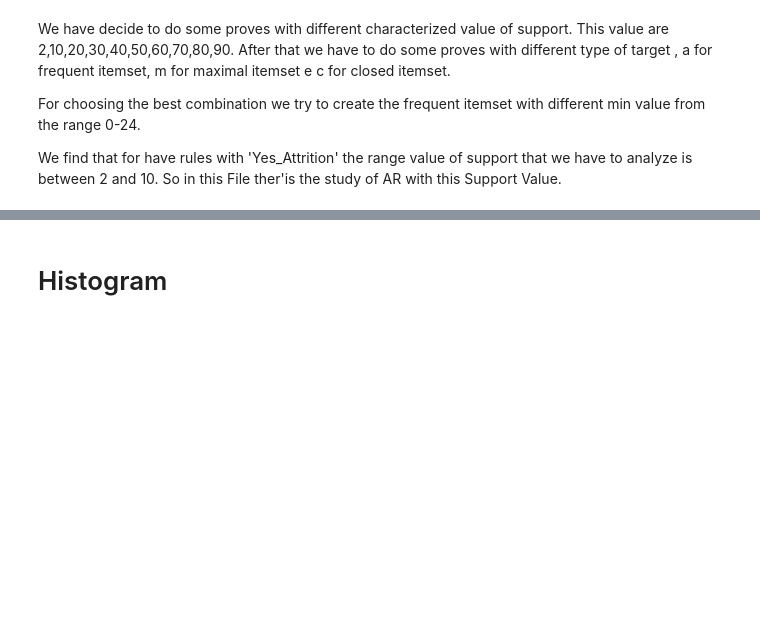
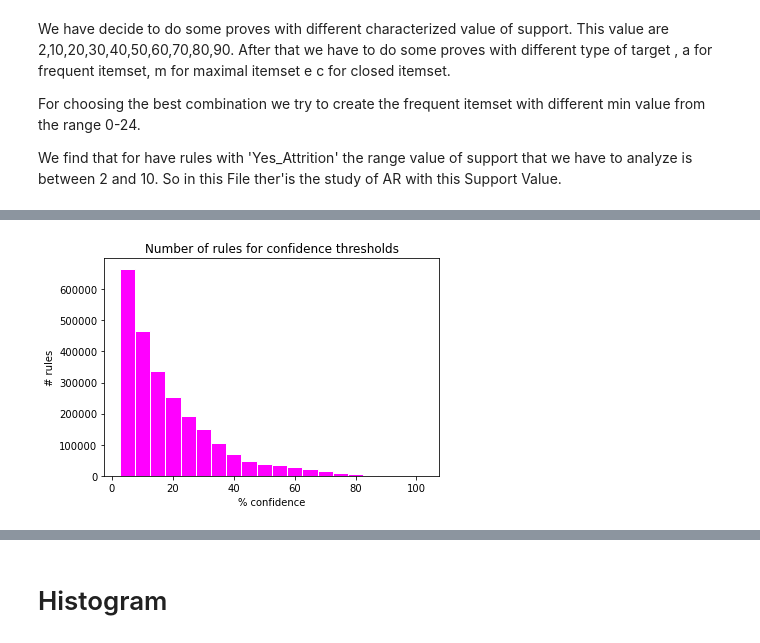
Before and after one commit to Mariabba/DataMining1_Fundamentals, a Jupyter notebook: notebook/PatternMining/Dataset-3/AssociationRules_Dataset_3_RulesHistogram.ipynb, the cells around one changed output, grey strips where cells are left out. Drawn from its saved outputs; the diff is of its cells as text; code cells hidden in the pictures; blank space fills up the shorter version.

```diff
--- a/notebook/PatternMining/Dataset-3/AssociationRules_Dataset_3_RulesHistogram.ipynb
+++ b/notebook/PatternMining/Dataset-3/AssociationRules_Dataset_3_RulesHistogram.ipynb
@@ -197,0 +202,25 @@ We find that for have rules with 'Yes_Attrition' the range value of support that
+# %%
+global_itemsets_info = {}
+for zmin in zmin_range:
+    global_itemsets_info[str(zmin)] = {}
+    for supp in support_range:
+        global_itemsets_info[str(zmin)][str(supp)] = {}
+        for conf in confidence_range:
+            global_itemsets_info[str(zmin)][str(supp)][str(conf)] = {}
+            global_itemsets_info[str(zmin)][str(supp)][str(conf)]["r"] = 0
+            global_itemsets_info[str(zmin)][str(supp)][str(conf)]["l"] = []
+# %%
+itemset_types = ['r']
+
+for itemset_type in itemset_types:
+    for zmin in zmin_range:
+        for supp in support_range:
+            for conf in confidence_range:
+                itemsets = apriori(baskets, supp=supp, zmin=zmin, conf=conf, target=itemset_type, report='ascl')
+                print('Number of %s itemsets for zmin=%s, supp=%s:' % (itemset_type, zmin, supp), len(itemsets))
+                # update global dict
+                global_itemsets_info[str(zmin)][str(supp)][str(conf)][str(itemset_type)] = len(itemsets)
+                for itemset in itemsets:
+                    lift = itemset[5]
+                    global_itemsets_info[str(zmin)][str(supp)][str(conf)]["l"].append(lift)
+        print()
@@ -197,0 +245,20 @@ We find that for have rules with 'Yes_Attrition' the range value of support that
+# %%
+def draw_multi_confidence_hist():
+    y_r = [0]*len(confidence_range)
+
+    for zmin in zmin_range:
+        for supp in support_range:
+                for conf, i in zip(confidence_range, range(0, len(confidence_range))):
+                    for itemset_type in itemset_types:
+                        y_r[i] += int(global_itemsets_info[str(zmin)][str(supp)][str(conf)][str(itemset_type)])
+
+    plt.ticklabel_format(style = 'plain')
+    plt.bar(confidence_range, y_r, ec="white", width=5,color='fuchsia')
+    plt.title("Number of rules for confidence thresholds")
+    plt.xlabel("% confidence")
+    plt.ylabel("# rules")
+    plt.show()
+# %%
+draw_multi_confidence_hist()
+# %% [output]
+[figure, added]
```
Also changed, not shown: parts of 4 cells of this notebook, 1 other file.
